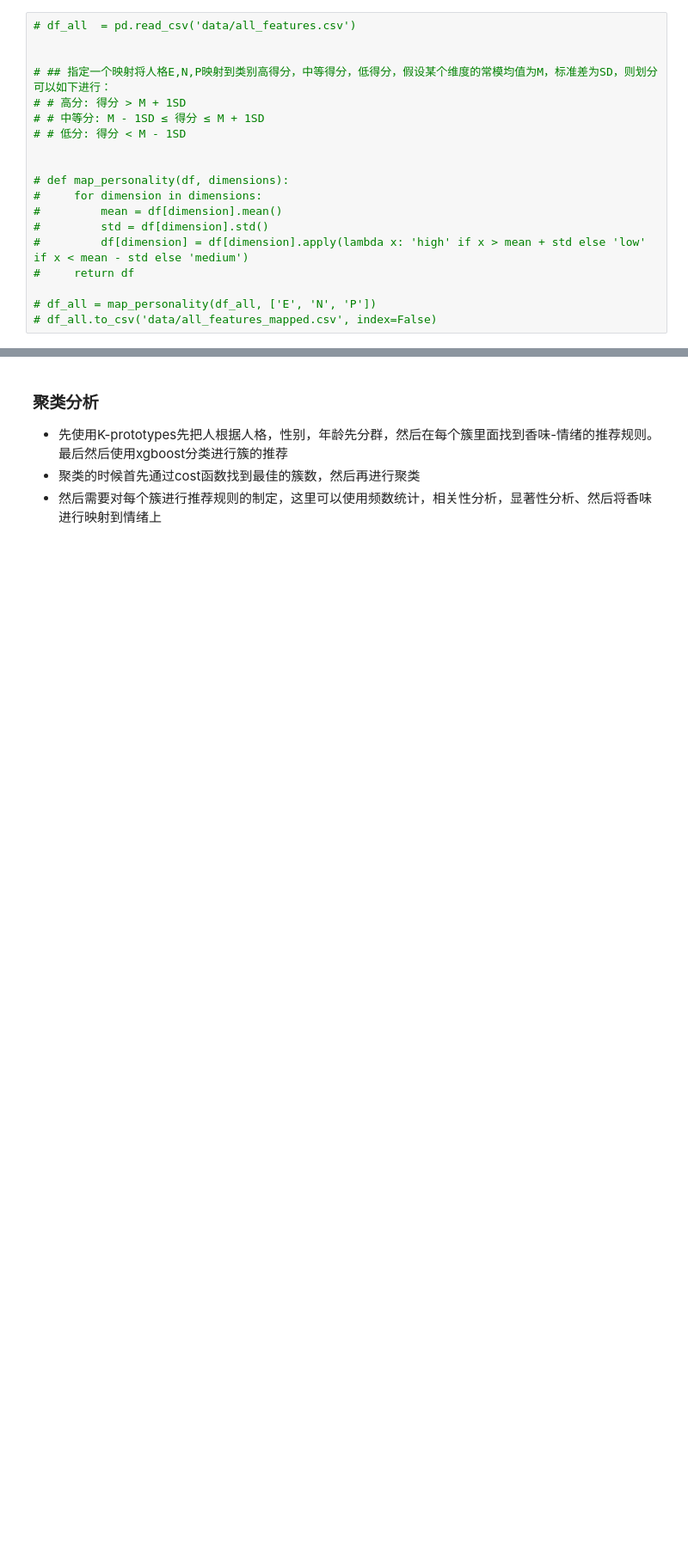
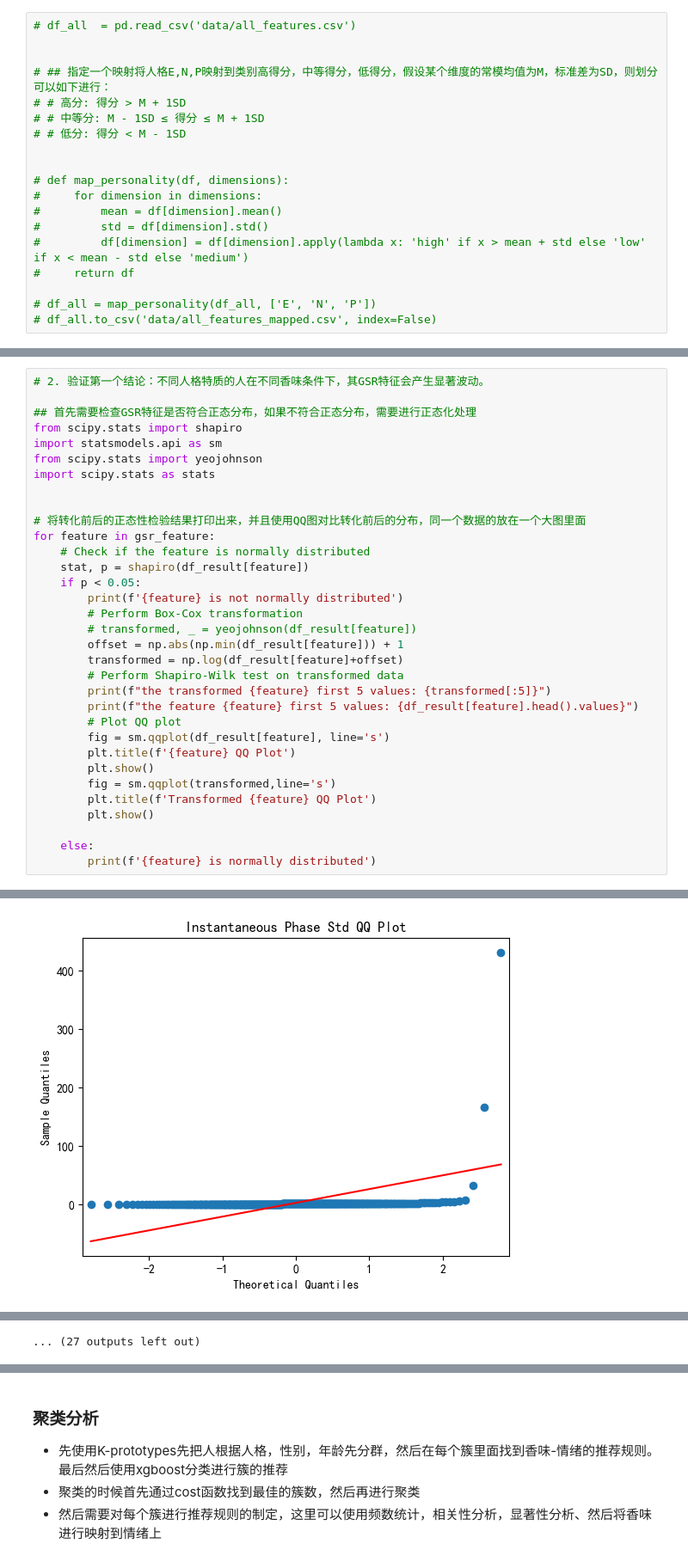
Before and after one commit to david188888/Data-science, a Jupyter notebook: Fragrance_analysis/dealdata.ipynb, the cells around one changed output, grey strips where cells are left out. Shown at 86% size. Cells and saved outputs as stored; diff of their text form; blank space fills up the shorter version.

```diff
--- a/Fragrance_analysis/dealdata.ipynb
+++ b/Fragrance_analysis/dealdata.ipynb
@@ -571,0 +572,34 @@ plt.show()
+# %%
+# 2. 验证第一个结论：不同人格特质的人在不同香味条件下，其GSR特征会产生显著波动。
+
+## 首先需要检查GSR特征是否符合正态分布，如果不符合正态分布，需要进行正态化处理
+from scipy.stats import shapiro
+import statsmodels.api as sm
+from scipy.stats import yeojohnson
+import scipy.stats as stats
+
+
+# 将转化前后的正态性检验结果打印出来，并且使用QQ图对比转化前后的分布，同一个数据的放在一个大图里面
+for feature in gsr_feature:
+    # Check if the feature is normally distributed
+    stat, p = shapiro(df_result[feature])
+    if p < 0.05:
+        print(f'{feature} is not normally distributed')
+        # Perform Box-Cox transformation
+        # transformed, _ = yeojohnson(df_result[feature])
+        offset = np.abs(np.min(df_result[feature])) + 1
+        transformed = np.log(df_result[feature]+offset)
+        # Perform Shapiro-Wilk test on transformed data
+        print(f"the transformed {feature} first 5 values: {transformed[:5]}")
+        print(f"the feature {feature} first 5 values: {df_result[feature].head().values}")
+        # Plot QQ plot
+        fig = sm.qqplot(df_result[feature], line='s')
+        plt.title(f'{feature} QQ Plot')
+        plt.show()
+        fig = sm.qqplot(transformed,line='s')
+        plt.title(f'Transformed {feature} QQ Plot')
+        plt.show()
+
+    else:
+        print(f'{feature} is normally distributed')
+# %% [output]
@@ -571,0 +614 @@ plt.show()
+[figure, added]
@@ -571,0 +647 @@ plt.show()
+... (27 outputs left out)
```
Also changed, not shown: parts of 5 cells of this notebook.
